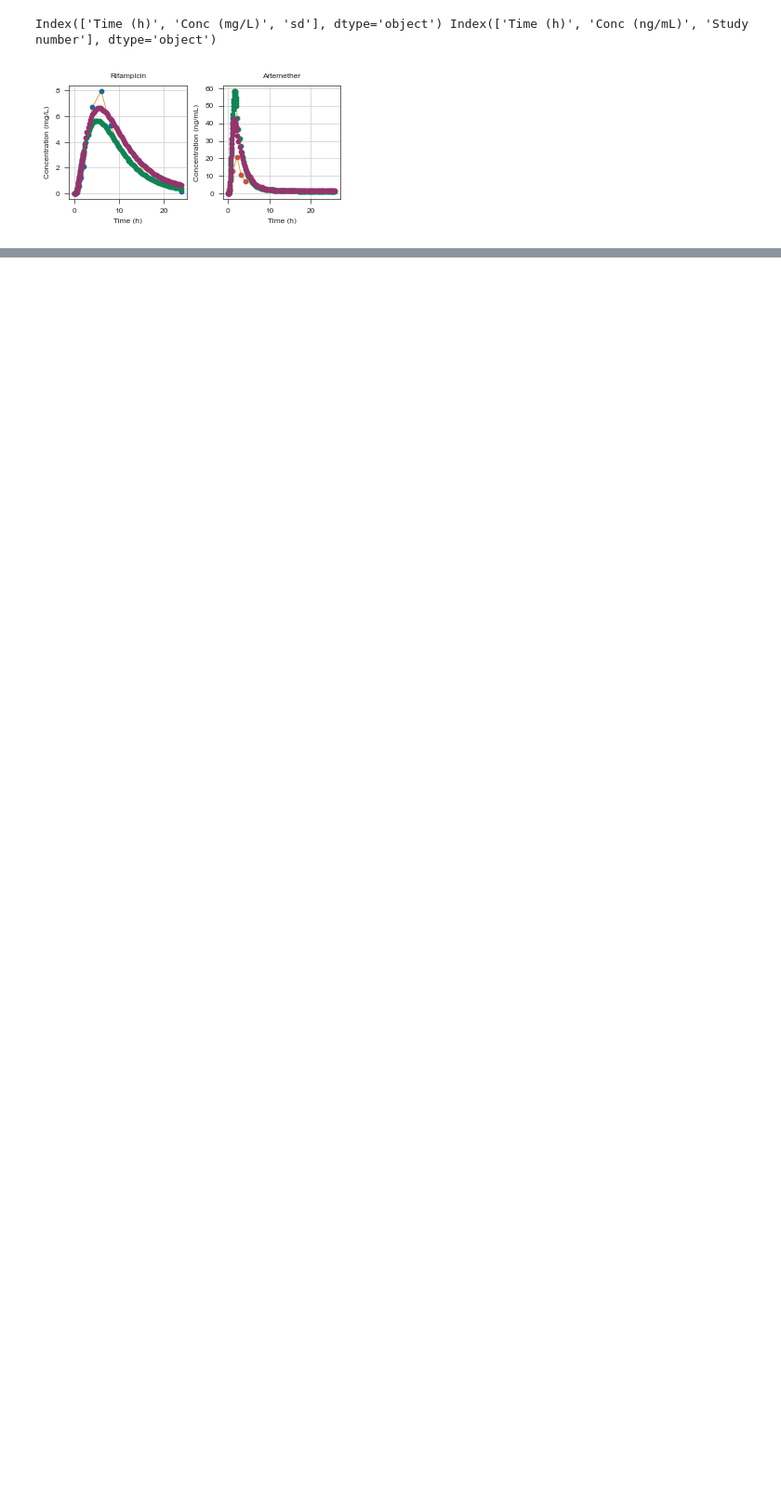
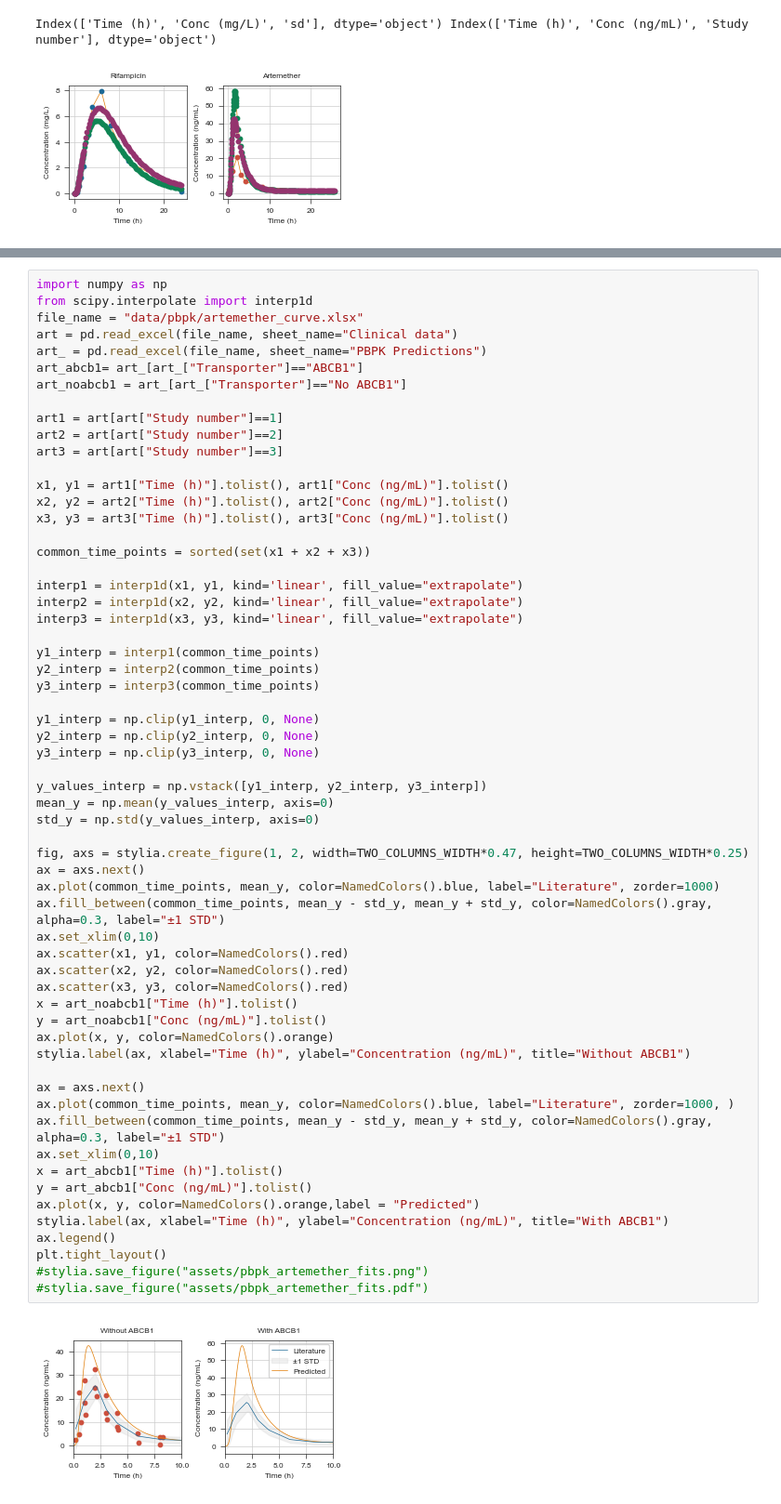
Before and after one commit to ersilia-os/pharmacogx-embeddings, a Jupyter notebook: paper/figure4_rifampicin_and_artemether.ipynb, the cells around one changed output, grey strips where cells are left out. Shown: that part at 93% size. Drawn from its saved outputs; the diff is of its cells as text; blank space fills up the shorter version.

```diff
--- a/paper/figure4_rifampicin_and_artemether.ipynb
+++ b/paper/figure4_rifampicin_and_artemether.ipynb
@@ -117,0 +159,62 @@ Index(['Time (h)', 'Conc (mg/L)', 'sd'], dtype='object') Index(['Time (h)', 'Con
+# %%
+import numpy as np
+from scipy.interpolate import interp1d
+file_name = "data/pbpk/artemether_curve.xlsx"
+art = pd.read_excel(file_name, sheet_name="Clinical data")
+art_ = pd.read_excel(file_name, sheet_name="PBPK Predictions")
+art_abcb1= art_[art_["Transporter"]=="ABCB1"]
+art_noabcb1 = art_[art_["Transporter"]=="No ABCB1"]
+
+art1 = art[art["Study number"]==1]
+art2 = art[art["Study number"]==2]
+art3 = art[art["Study number"]==3]
+
+x1, y1 = art1["Time (h)"].tolist(), art1["Conc (ng/mL)"].tolist()
+x2, y2 = art2["Time (h)"].tolist(), art2["Conc (ng/mL)"].tolist()
+x3, y3 = art3["Time (h)"].tolist(), art3["Conc (ng/mL)"].tolist()
+
+common_time_points = sorted(set(x1 + x2 + x3))
+
+interp1 = interp1d(x1, y1, kind='linear', fill_value="extrapolate")
+interp2 = interp1d(x2, y2, kind='linear', fill_value="extrapolate")
+interp3 = interp1d(x3, y3, kind='linear', fill_value="extrapolate")
+
+y1_interp = interp1(common_time_points)
+y2_interp = interp2(common_time_points)
+y3_interp = interp3(common_time_points)
+
+y1_interp = np.clip(y1_interp, 0, None)
+y2_interp = np.clip(y2_interp, 0, None)
+y3_interp = np.clip(y3_interp, 0, None)
+
+y_values_interp = np.vstack([y1_interp, y2_interp, y3_interp])
+mean_y = np.mean(y_values_interp, axis=0)
+std_y = np.std(y_values_interp, axis=0)
+
+fig, axs = stylia.create_figure(1, 2, width=TWO_COLUMNS_WIDTH*0.47, height=TWO_COLUMNS_WIDTH*0.25)
+ax = axs.next()
+ax.plot(common_time_points, mean_y, color=NamedColors().blue, label="Literature", zorder=1000)
+ax.fill_between(common_time_points, mean_y - std_y, mean_y + std_y, color=NamedColors().gray, alpha=0.3, label="±1 STD")
+ax.set_xlim(0,10)
+ax.scatter(x1, y1, color=NamedColors().red)
+ax.scatter(x2, y2, color=NamedColors().red)
+ax.scatter(x3, y3, color=NamedColors().red)
+x = art_noabcb1["Time (h)"].tolist()
+y = art_noabcb1["Conc (ng/mL)"].tolist()
+ax.plot(x, y, color=NamedColors().orange)
+stylia.label(ax, xlabel="Time (h)", ylabel="Concentration (ng/mL)", title="Without ABCB1")
+
+ax = axs.next()
+ax.plot(common_time_points, mean_y, color=NamedColors().blue, label="Literature", zorder=1000, )
+ax.fill_between(common_time_points, mean_y - std_y, mean_y + std_y, color=NamedColors().gray, alpha=0.3, label="±1 STD")
+ax.set_xlim(0,10)
+x = art_abcb1["Time (h)"].tolist()
+y = art_abcb1["Conc (ng/mL)"].tolist()
+ax.plot(x, y, color=NamedColors().orange,label = "Predicted")
+stylia.label(ax, xlabel="Time (h)", ylabel="Concentration (ng/mL)", title="With ABCB1")
+ax.legend()
+plt.tight_layout()
+#stylia.save_figure("assets/pbpk_artemether_fits.png")
+#stylia.save_figure("assets/pbpk_artemether_fits.pdf")
+# %% [output]
+[figure, added]
```
Also changed, not shown: parts of 2 cells of this notebook.
